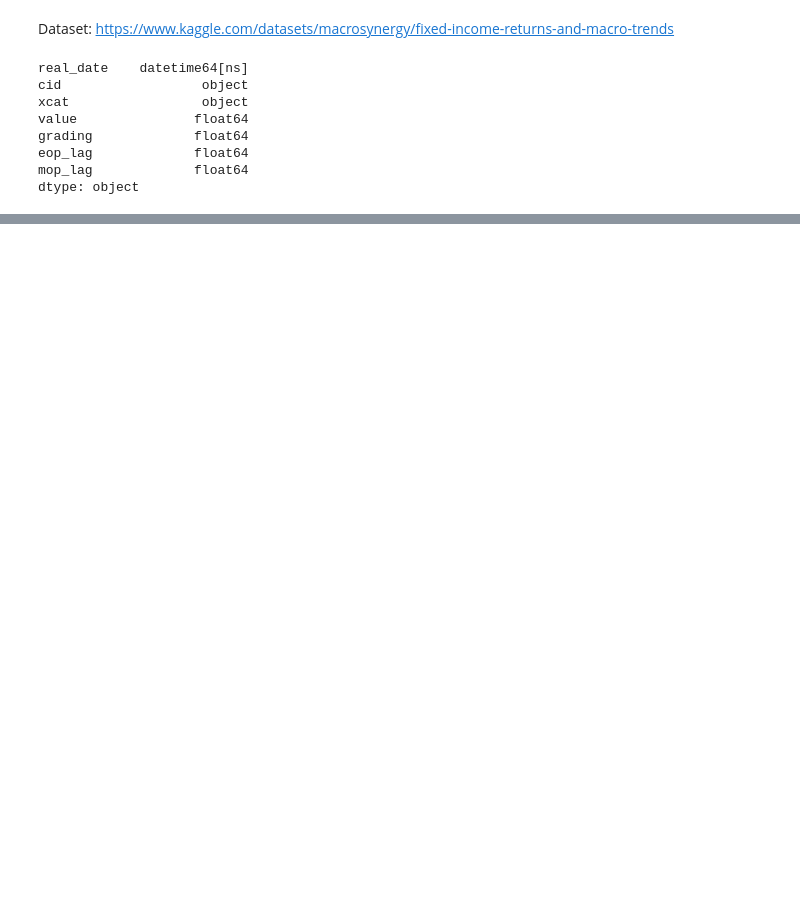
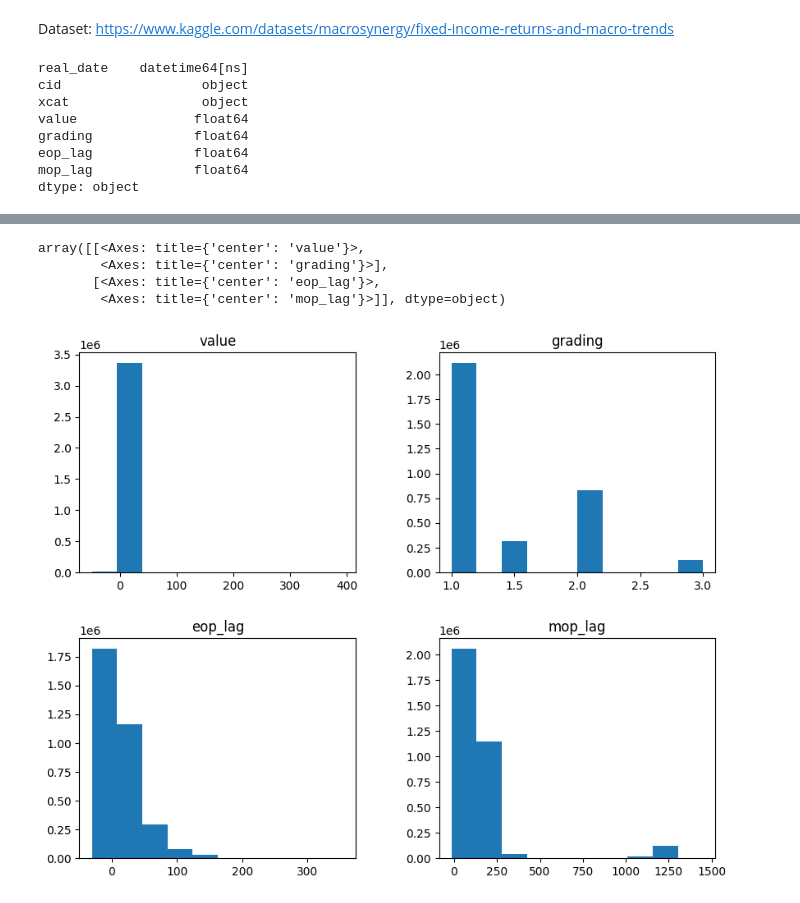
Before and after one commit to JosephW23/Portfolio-Optimization, a Jupyter notebook: Milestone2_CSE151A.ipynb, the cells around one changed output, grey strips where cells are left out. Saved outputs shown, nothing was run; the diff lists cells and outputs as text; code cells hidden in the pictures; blank space fills up the shorter version.

```diff
--- a/Milestone2_CSE151A.ipynb
+++ b/Milestone2_CSE151A.ipynb
@@ -25,0 +49,10 @@ dtype: object
+# %%
+#Checking distribution for numerical columns
+numerical_columns = ['value', 'grading', 'eop_lag', 'mop_lag']
+df[numerical_columns].hist(figsize=(10, 8), bins = 10, grid = False)
+# %% [output]
+array([[<Axes: title={'center': 'value'}>,
+        <Axes: title={'center': 'grading'}>],
+       [<Axes: title={'center': 'eop_lag'}>,
+        <Axes: title={'center': 'mop_lag'}>]], dtype=object)
+[figure, added]
```
Also changed, not shown: parts of 2 cells of this notebook.
